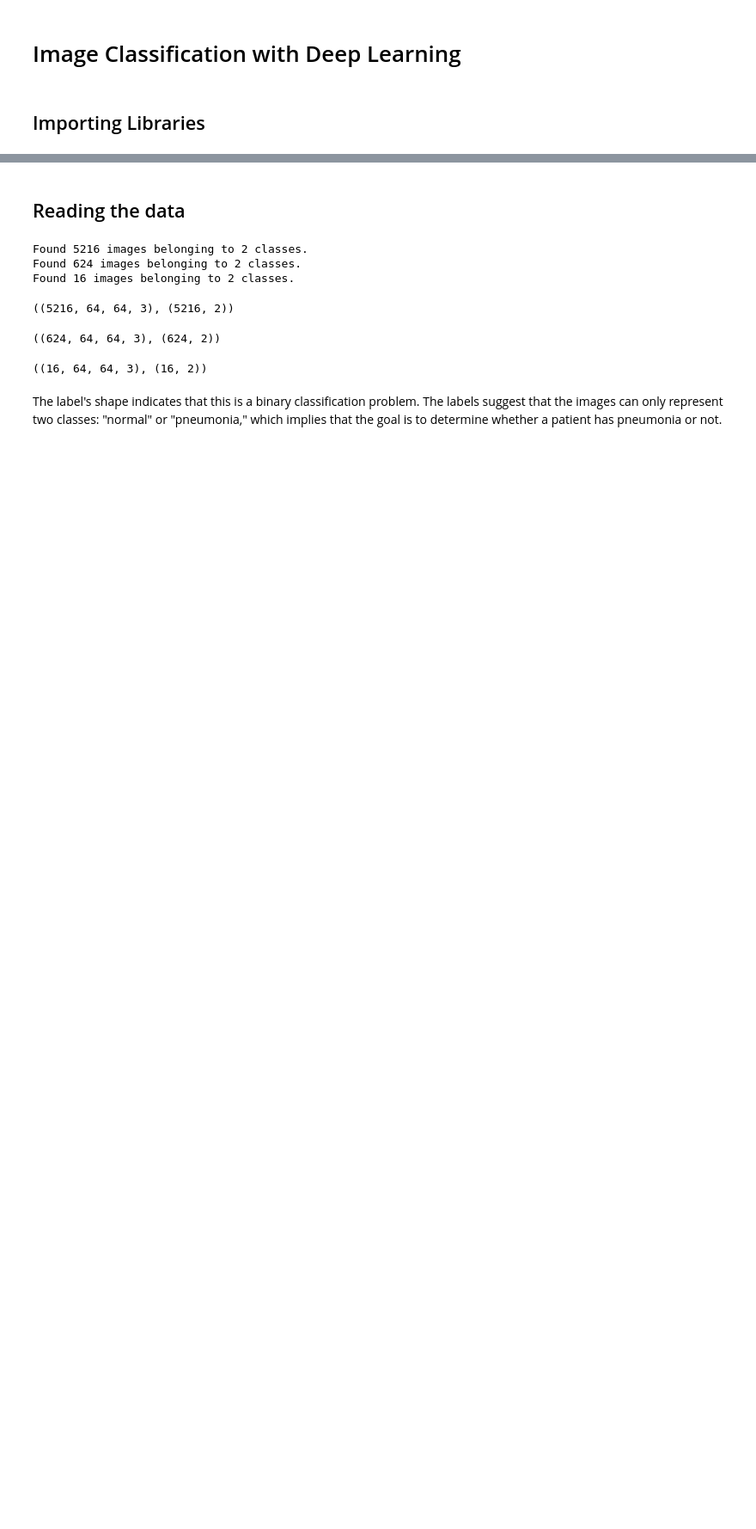
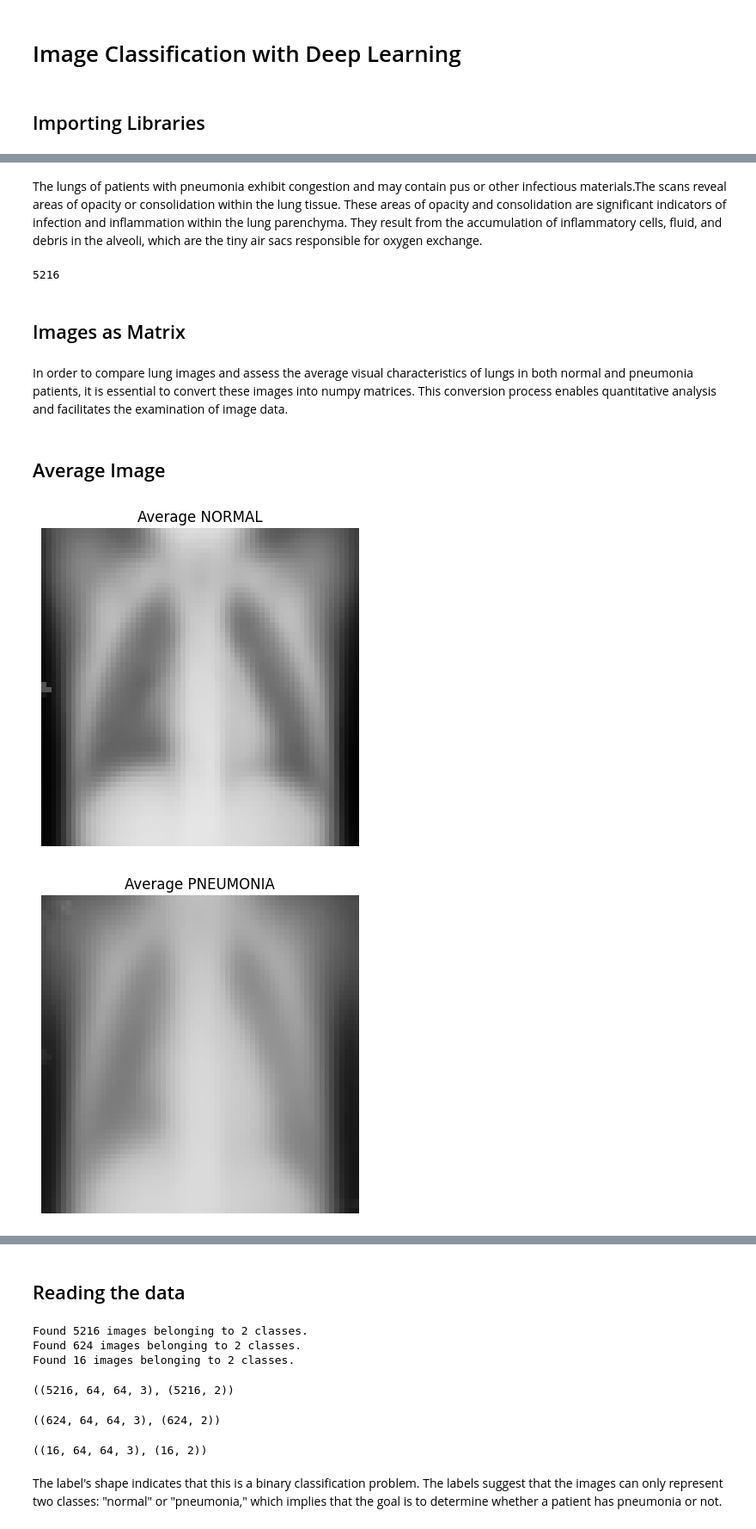
Before and after one commit to AdnanK1/Xray-deep-learning, a Jupyter notebook: index.ipynb, the cells around one changed output, grey strips where cells are left out. Shown at 86% size. Saved outputs shown, nothing was run; the diff lists cells and outputs as text; code cells hidden in the pictures; blank space fills up the shorter version.

```diff
--- a/index.ipynb
+++ b/index.ipynb
@@ -23,0 +58,53 @@ np.random.seed(123)
+# %% [markdown]
+The lungs of patients with pneumonia exhibit congestion and may contain pus or other infectious materials.The scans reveal areas of opacity or consolidation within the lung tissue. These areas of opacity and consolidation are significant indicators of infection and inflammation within the lung parenchyma. They result from the accumulation of inflammatory cells, fluid, and debris in the alveoli, which are the tiny air sacs responsible for oxygen exchange.
+# %%
+# also check the number of files here
+len(normal_imgs) + len(pneumo_imgs)
+# %% [output]
+5216
+# %% [markdown]
+## Images as Matrix
+# %% [markdown]
+In order to compare lung images and assess the average visual characteristics of lungs in both normal and pneumonia patients, it is essential to convert these images into numpy matrices. This conversion process enables quantitative analysis and facilitates the examination of image data.
+# %%
+# making n X m matrix
+def img2np(path, list_of_filename, size = (64, 64)):
+    # iterating through each file
+    for fn in list_of_filename:
+        fp = path + fn
+        current_image = image.load_img(fp, target_size = size,
+                                       color_mode = 'grayscale')
+        # covert image to a matrix
+        img_ts = image.img_to_array(current_image)
+        # turn that into a vector / 1D array
+        img_ts = [img_ts.ravel()]
+        try:
+            # concatenate different images
+            full_mat = np.concatenate((full_mat, img_ts))
+        except UnboundLocalError:
+            # if not assigned yet, assign one
+            full_mat = img_ts
+    return full_mat
+
+# run it on our folders
+normal_images = img2np(f'{train_dir}/NORMAL/', normal_imgs)
+pnemonia_images = img2np(f'{train_dir}/PNEUMONIA/', pneumo_imgs)
+# %% [markdown]
+## Average Image
+# %%
+def find_mean_img(full_mat, title, size = (64, 64)):
+    # calculate the average
+    mean_img = np.mean(full_mat, axis = 0)
+    # reshape it back to a matrix
+    mean_img = mean_img.reshape(size)
+    plt.imshow(mean_img, vmin=0, vmax=255, cmap='Greys_r')
+    plt.title(f'Average {title}')
+    plt.axis('off')
+    plt.show()
+    return mean_img
+
+norm_mean = find_mean_img(normal_images, 'NORMAL')
+pneu_mean = find_mean_img(pnemonia_images, 'PNEUMONIA')
+# %% [output]
+[figure, added]
+[figure, added]
```
Also changed, not shown: parts of 7 cells of this notebook.
